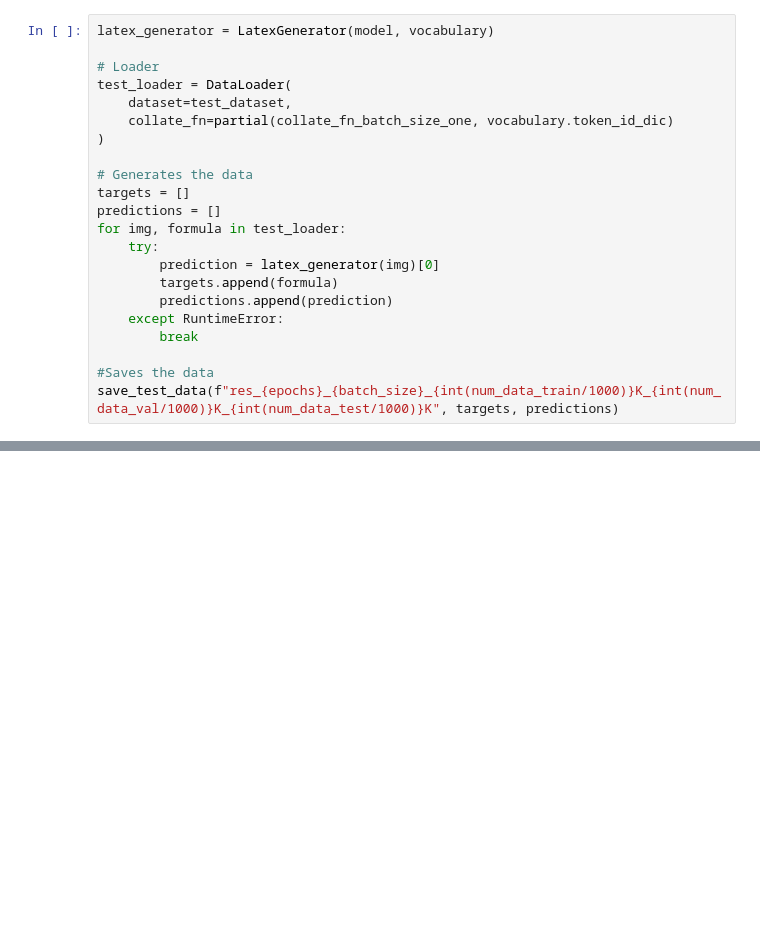
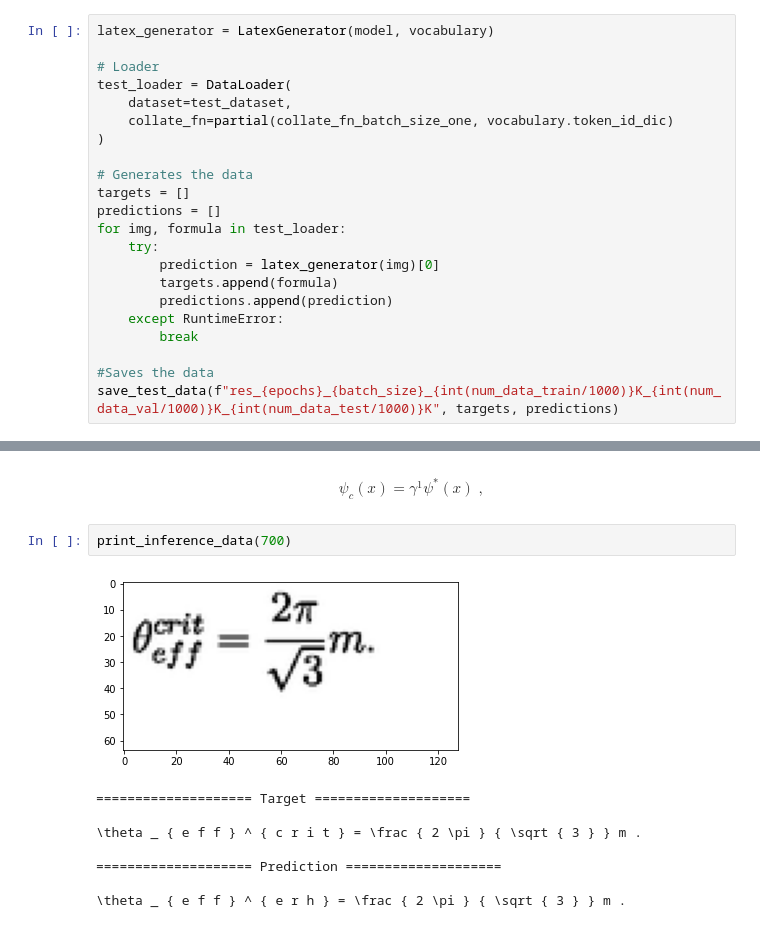
Before and after one commit to cpozos/LatexParser, a Jupyter notebook: src/Notebook_proyect.ipynb, the cells around one changed output, grey strips where cells are left out. Drawn from its saved outputs; the diff is of its cells as text; blank space fills up the shorter version.

```diff
--- a/src/Notebook_proyect.ipynb
+++ b/src/Notebook_proyect.ipynb
@@ -342,0 +375,13 @@ Finished
+# %% [markdown]
+$$\psi _ { c } ( x ) = \gamma ^ { 1 } \psi ^ { * } ( x ) \; ,$$
+# %%
+print_inference_data(700)
+# %% [output]
+[figure, added]
+==================== Target ====================
+
+\theta _ { e f f } ^ { c r i t } = \frac { 2 \pi } { \sqrt { 3 } } m .
+
+==================== Prediction ====================
+
+\theta _ { e f f } ^ { e r h } = \frac { 2 \pi } { \sqrt { 3 } } m .
```
Also changed, not shown: parts of 13 cells of this notebook.
